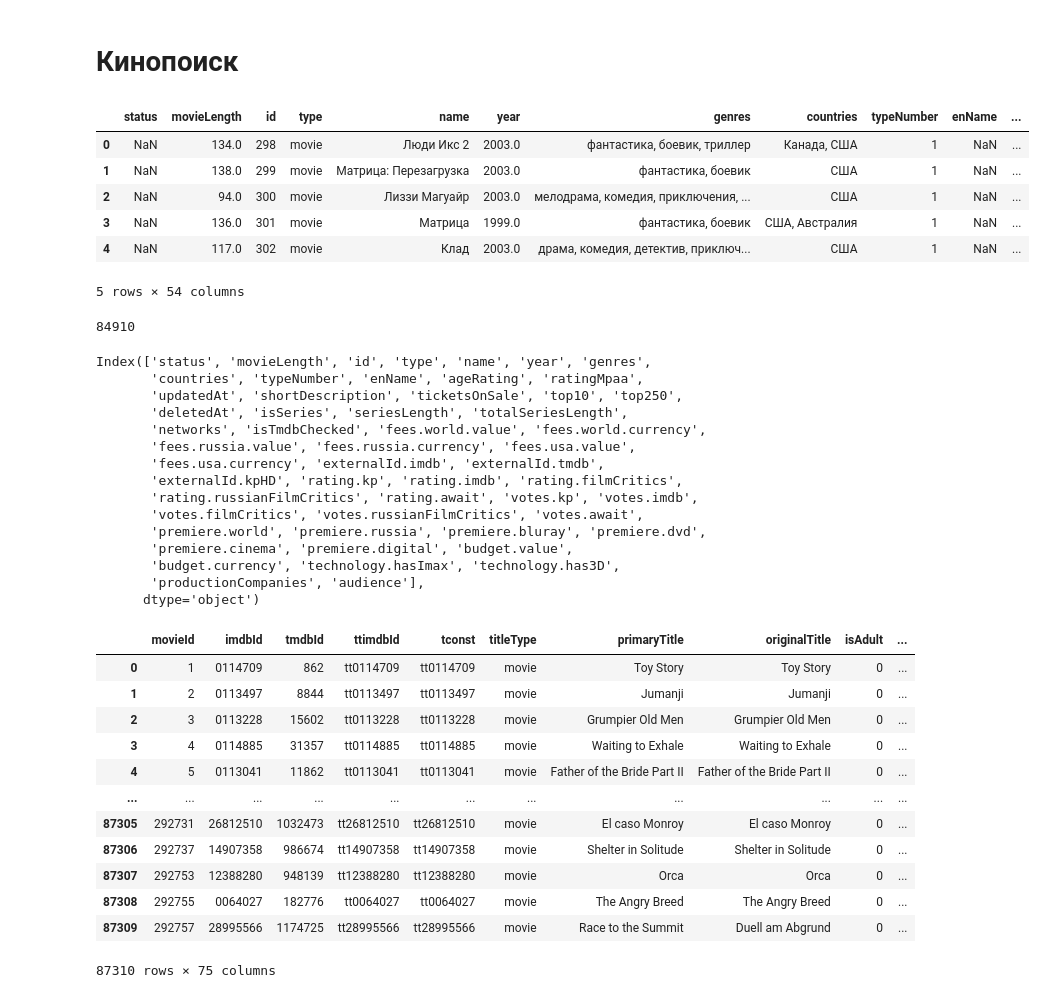
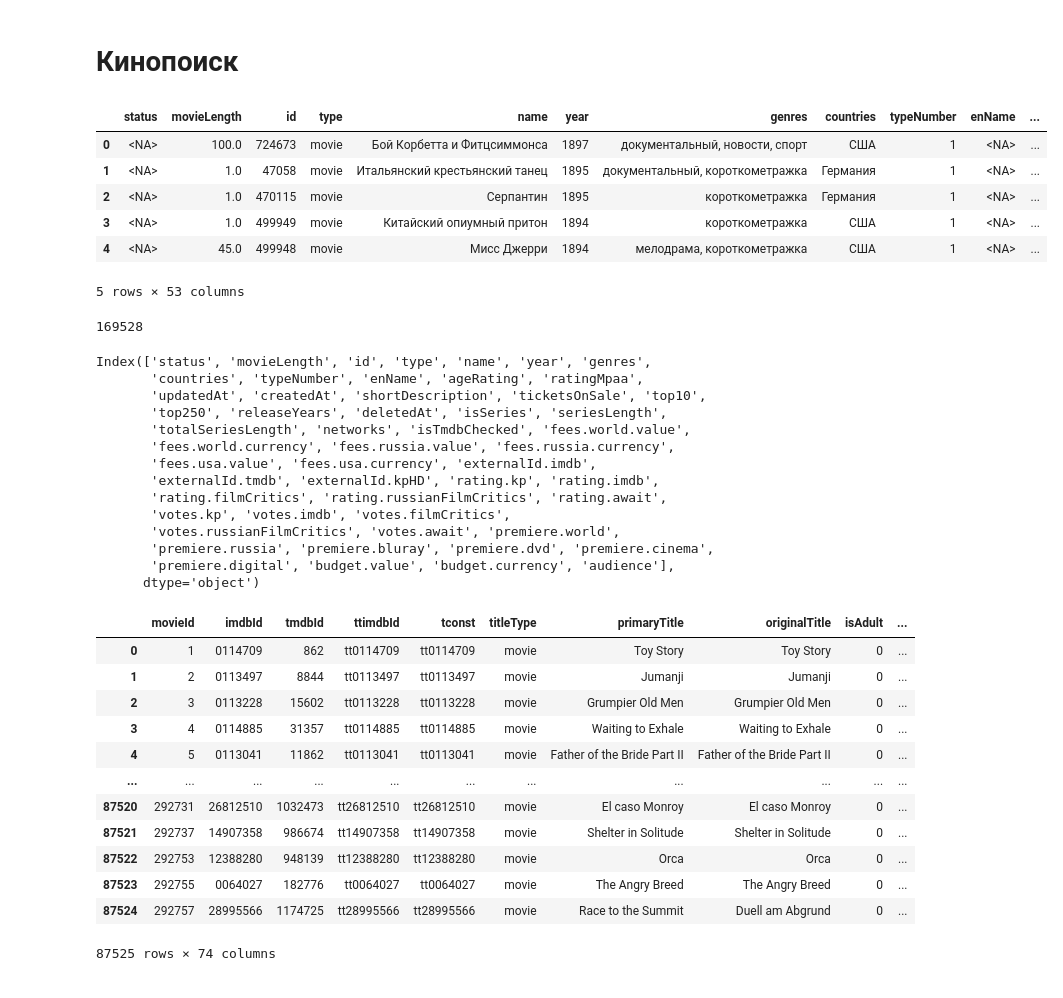
Before and after one commit to glazole/MovieLens, a Jupyter notebook: ML_EDA_into.ipynb, the cells around one changed output. Cells and saved outputs as stored; diff of their text form; code cells hidden in the pictures.

```diff
--- a/ML_EDA_into.ipynb
+++ b/ML_EDA_into.ipynb
@@ -774,38 +1085,41 @@ merged_df_all = merged_df_all.rename(columns={'_merge': 'merge_2'})
 # %% [markdown]
 # Кинопоиск
 # %%
-csv_file = r'C:\Users\admin\Downloads\kinopoisk_movies.csv'
-kino = pd.read_csv(csv_file, sep=';', low_memory=False)
+engine = create_engine(f'postgresql://{user}:{password}@{host}:{port}/{database}')
+with engine.connect() as conn:
+    kino = pd.read_sql_table('MOVIES_IMDB', conn, schema='public', dtype_backend='numpy_nullable')
+
+# csv_file = r'C:\Users\admin\Downloads\kinopoisk_movies.csv'
+# kino = pd.read_csv(csv_file, sep=';', low_memory=False)
 kino.head()
 # %% [output]
 |  | status | movieLength | id | type | name | year | genres | countries | typeNumber | enName | ... |
-| 0 | NaN | 134.0 | 298 | movie | Люди Икс 2 | 2003.0 | фантастика, боевик, триллер | Канада, США | 1 | NaN | ... |
-| 1 | NaN | 138.0 | 299 | movie | Матрица: Перезагрузка | 2003.0 | фантастика, боевик | США | 1 | NaN | ... |
-| 2 | NaN | 94.0 | 300 | movie | Лиззи Магуайр | 2003.0 | мелодрама, комедия, приключения, ... | США | 1 | NaN | ... |
-| 3 | NaN | 136.0 | 301 | movie | Матрица | 1999.0 | фантастика, боевик | США, Австралия | 1 | NaN | ... |
-| 4 | NaN | 117.0 | 302 | movie | Клад | 2003.0 | драма, комедия, детектив, приключ... | США | 1 | NaN | ... |
+| 0 | <NA> | 100.0 | 724673 | movie | Бой Корбетта и Фитцсиммонса | 1897 | документальный, новости, спорт | США | 1 | <NA> | ... |
+| 1 | <NA> | 1.0 | 47058 | movie | Итальянский крестьянский танец | 1895 | документальный, короткометражка | Германия | 1 | <NA> | ... |
+| 2 | <NA> | 1.0 | 470115 | movie | Серпантин | 1895 | короткометражка | Германия | 1 | <NA> | ... |
+| 3 | <NA> | 1.0 | 499949 | movie | Китайский опиумный притон | 1894 | короткометражка | США | 1 | <NA> | ... |
+| 4 | <NA> | 45.0 | 499948 | movie | Мисс Джерри | 1894 | мелодрама, короткометражка | США | 1 | <NA> | ... |
-5 rows × 54 columns
+5 rows × 53 columns
 # %%
 kino.shape[0]
 # %% [output]
-84910
+169528
 # %%
 kino.columns
 # %% [output]
 Index(['status', 'movieLength', 'id', 'type', 'name', 'year', 'genres',
        'countries', 'typeNumber', 'enName', 'ageRating', 'ratingMpaa',
-       'updatedAt', 'shortDescription', 'ticketsOnSale', 'top10', 'top250',
-       'deletedAt', 'isSeries', 'seriesLength', 'totalSeriesLength',
-       'networks', 'isTmdbChecked', 'fees.world.value', 'fees.world.currency',
-       'fees.russia.value', 'fees.russia.currency', 'fees.usa.value',
-       'fees.usa.currency', 'externalId.imdb', 'externalId.tmdb',
-       'externalId.kpHD', 'rating.kp', 'rating.imdb', 'rating.filmCritics',
-       'rating.russianFilmCritics', 'rating.await', 'votes.kp', 'votes.imdb',
-       'votes.filmCritics', 'votes.russianFilmCritics', 'votes.await',
-       'premiere.world', 'premiere.russia', 'premiere.bluray', 'premiere.dvd',
-       'premiere.cinema', 'premiere.digital', 'budget.value',
-       'budget.currency', 'technology.hasImax', 'technology.has3D',
-       'productionCompanies', 'audience'],
+       'updatedAt', 'createdAt', 'shortDescription', 'ticketsOnSale', 'top10',
+       'top250', 'releaseYears', 'deletedAt', 'isSeries', 'seriesLength',
+       'totalSeriesLength', 'networks', 'isTmdbChecked', 'fees.world.value',
+       'fees.world.currency', 'fees.russia.value', 'fees.russia.currency',
+       'fees.usa.value', 'fees.usa.currency', 'externalId.imdb',
+       'externalId.tmdb', 'externalId.kpHD', 'rating.kp', 'rating.imdb',
+       'rating.filmCritics', 'rating.russianFilmCritics', 'rating.await',
+       'votes.kp', 'votes.imdb', 'votes.filmCritics',
+       'votes.russianFilmCritics', 'votes.await', 'premiere.world',
+       'premiere.russia', 'premiere.bluray', 'premiere.dvd', 'premiere.cinema',
+       'premiere.digital', 'budget.value', 'budget.currency', 'audience'],
       dtype='object')
 # %%
 kinodata = pd.merge(merged_df_all, kino, left_on='tconst', right_on='externalId.imdb', how='left', indicator=True)
@@ -818,10 +1132,10 @@ kinodata
 | 3 | 4 | 0114885 | 31357 | tt0114885 | tt0114885 | movie | Waiting to Exhale | Waiting to Exhale | 0 | ... |
 | 4 | 5 | 0113041 | 11862 | tt0113041 | tt0113041 | movie | Father of the Bride Part II | Father of the Bride Part II | 0 | ... |
 | ... | ... | ... | ... | ... | ... | ... | ... | ... | ... | ... |
-| 87305 | 292731 | 26812510 | 1032473 | tt26812510 | tt26812510 | movie | El caso Monroy | El caso Monroy | 0 | ... |
-| 87306 | 292737 | 14907358 | 986674 | tt14907358 | tt14907358 | movie | Shelter in Solitude | Shelter in Solitude | 0 | ... |
-| 87307 | 292753 | 12388280 | 948139 | tt12388280 | tt12388280 | movie | Orca | Orca | 0 | ... |
-| 87308 | 292755 | 0064027 | 182776 | tt0064027 | tt0064027 | movie | The Angry Breed | The Angry Breed | 0 | ... |
-| 87309 | 292757 | 28995566 | 1174725 | tt28995566 | tt28995566 | movie | Race to the Summit | Duell am Abgrund | 0 | ... |
+| 87520 | 292731 | 26812510 | 1032473 | tt26812510 | tt26812510 | movie | El caso Monroy | El caso Monroy | 0 | ... |
+| 87521 | 292737 | 14907358 | 986674 | tt14907358 | tt14907358 | movie | Shelter in Solitude | Shelter in Solitude | 0 | ... |
+| 87522 | 292753 | 12388280 | 948139 | tt12388280 | tt12388280 | movie | Orca | Orca | 0 | ... |
+| 87523 | 292755 | 0064027 | 182776 | tt0064027 | tt0064027 | movie | The Angry Breed | The Angry Breed | 0 | ... |
+| 87524 | 292757 | 28995566 | 1174725 | tt28995566 | tt28995566 | movie | Race to the Summit | Duell am Abgrund | 0 | ... |
-87310 rows × 75 columns
+87525 rows × 74 columns
 # %%
```
Also changed, not shown: parts of 20 cells of this notebook, 1 other file.
